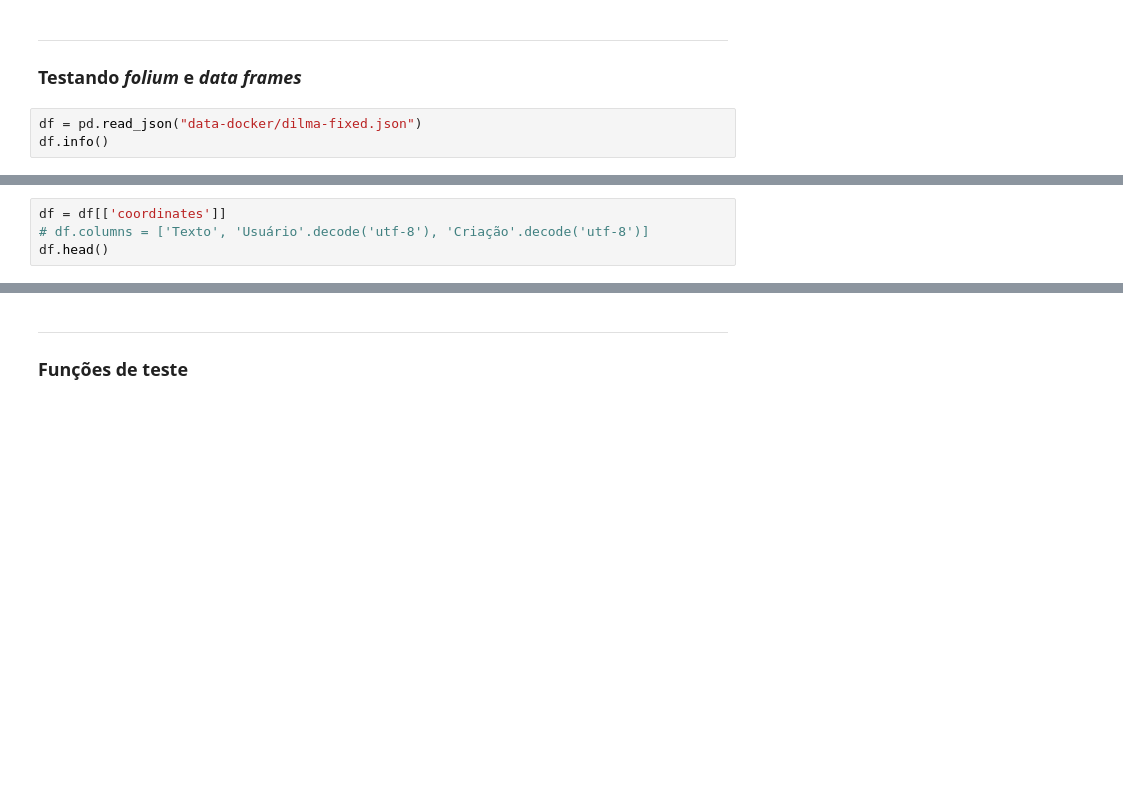
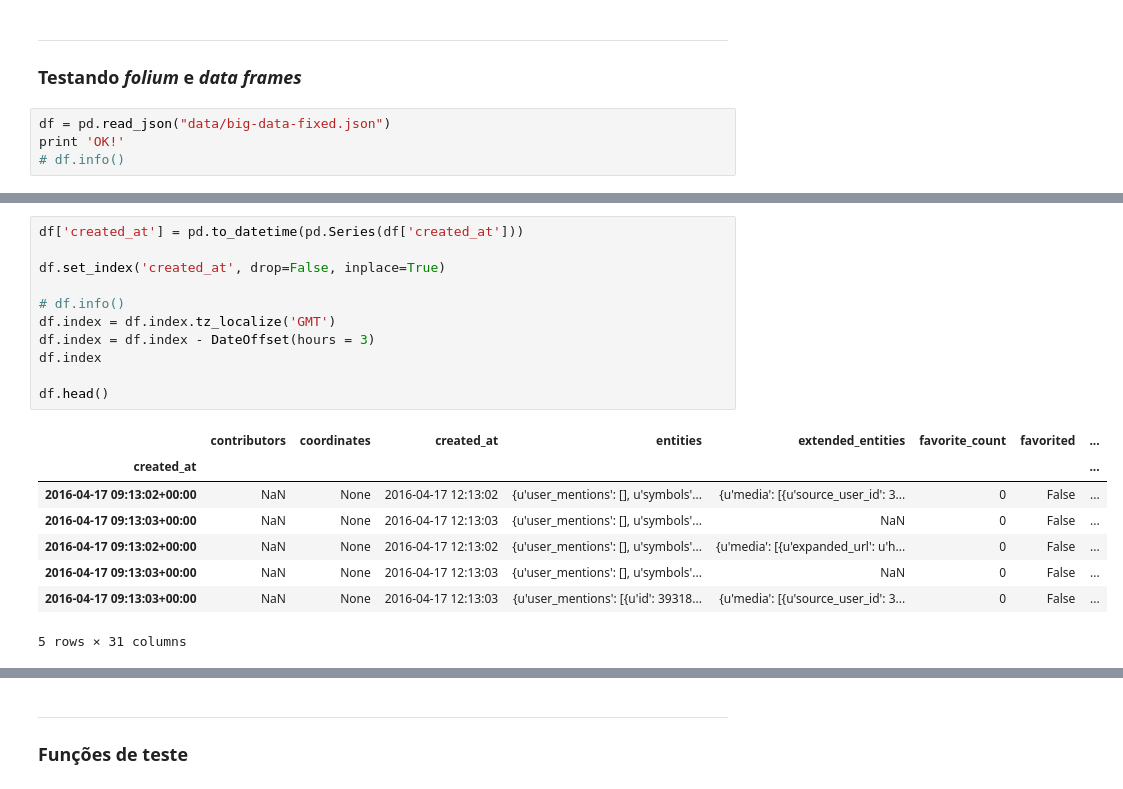
Before and after one commit to medeirosthiago/glue-grade, a Jupyter notebook: src/twitter/notebooks/test-notebook.ipynb, the cells around one changed output, grey strips where cells are left out. Cells and saved outputs as stored; diff of their text form; blank space fills up the shorter version.

```diff
--- a/src/twitter/notebooks/test-notebook.ipynb
+++ b/src/twitter/notebooks/test-notebook.ipynb
@@ -77,6 +77,7 @@ OK!
 
 ### Testando *folium* e *data frames*
 # %%
-df = pd.read_json("data-docker/dilma-fixed.json")
-df.info()
+df = pd.read_json("data/big-data-fixed.json")
+print 'OK!'
+# df.info()
 # %% [output]
@@ -100,4 +84,0 @@ memory usage: 77.9+ MB
-# %%
-df = df[['coordinates']]
-# df.columns = ['Texto', 'Usuário'.decode('utf-8'), 'Criação'.decode('utf-8')]
-df.head()
@@ -110,0 +105,20 @@ df.head()
+# %%
+df['created_at'] = pd.to_datetime(pd.Series(df['created_at']))
+
+df.set_index('created_at', drop=False, inplace=True)
+
+# df.info()
+df.index = df.index.tz_localize('GMT')
+df.index = df.index - DateOffset(hours = 3)
+df.index
+
+df.head()
+# %% [output]
+|  | contributors | coordinates | created_at | entities | extended_entities | favorite_count | favorited | ... |
+| created_at |  |  |  |  |  |  |  | ... |
+| 2016-04-17 09:13:02+00:00 | NaN | None | 2016-04-17 12:13:02 | {u'user_mentions': [], u'symbols'... | {u'media': [{u'source_user_id': 3... | 0 | False | ... |
+| 2016-04-17 09:13:03+00:00 | NaN | None | 2016-04-17 12:13:03 | {u'user_mentions': [], u'symbols'... | NaN | 0 | False | ... |
+| 2016-04-17 09:13:02+00:00 | NaN | None | 2016-04-17 12:13:02 | {u'user_mentions': [], u'symbols'... | {u'media': [{u'expanded_url': u'h... | 0 | False | ... |
+| 2016-04-17 09:13:03+00:00 | NaN | None | 2016-04-17 12:13:03 | {u'user_mentions': [], u'symbols'... | NaN | 0 | False | ... |
+| 2016-04-17 09:13:03+00:00 | NaN | None | 2016-04-17 12:13:03 | {u'user_mentions': [{u'id': 39318... | {u'media': [{u'source_user_id': 3... | 0 | False | ... |
+5 rows × 31 columns
```
Also changed, not shown: parts of 5 cells of this notebook.
